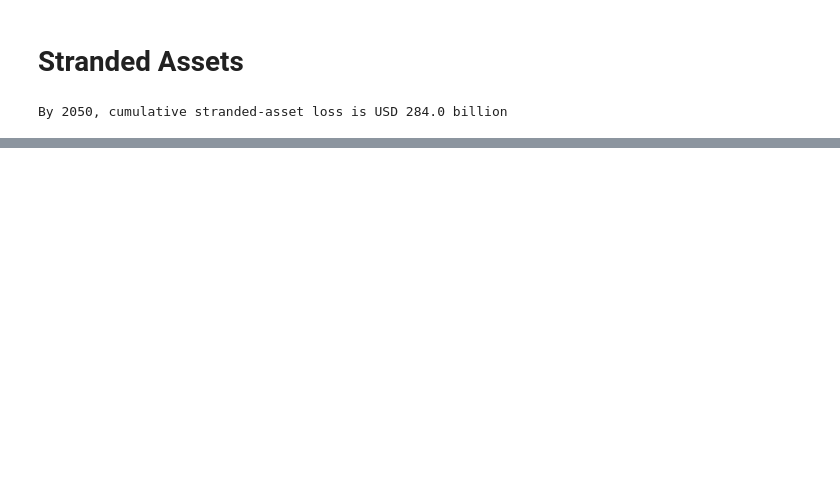
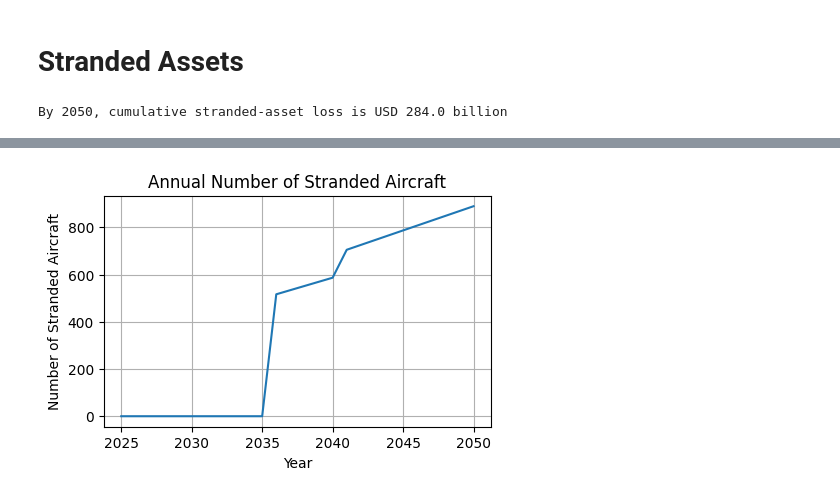
Before and after one commit to NovemberDays/Future-of-Aviation-Analysis, a Jupyter notebook: analysis.ipynb, the cells around one changed output, grey strips where cells are left out. Saved outputs shown, nothing was run; the diff lists cells and outputs as text; code cells hidden in the pictures; blank space fills up the shorter version.

```diff
--- a/analysis.ipynb
+++ b/analysis.ipynb
@@ -365,0 +380,33 @@ df
+# %%
+# dynamic fleet size: linear from 28 400 to 65 000
+fleet_start = 28400
+fleet_end   = 65000
+df['fleet'] = np.linspace(fleet_start, fleet_end, len(df))
+
+
+# total kerosene‐capable share (jet fuel + biofuel)
+df['share_ker'] = df['share_JF'] + df['share_BF']
+
+# estimate new aircraft added each year (fleet is linear)
+df['fleet_prev'] = df['fleet'].shift(1)
+df['new_aircraft'] = df['fleet'] - df['fleet_prev']
+df.loc[0, 'new_aircraft'] = df.loc[0, 'fleet'] # initialize first year
+
+# kerosene-compatible aircraft stock
+df['ker_fleet'] = df['fleet'] * df['share_ker']
+df['ker_fleet_prev'] = df['ker_fleet'].shift(1)
+df['new_ker'] = df['new_aircraft'] * df['share_ker'] # newly added kerosene-compatible planes
+
+# stranded kerosene-compatible planes
+df['waste'] = df['ker_fleet_prev'] + df['new_ker'] - df['ker_fleet']
+df['waste'] = df['waste'].clip(lower=0) # no negative waste
+df.loc[0, 'waste'] = 0  # no waste in first year
+
+# assume $100M per aircraft, stranded value is 50%
+stranded_loss_per_plane = 0.5 * avg_cost
+df['loss_stranded_assets'] = df['waste'] * stranded_loss_per_plane
+
+# cumulative loss over the time horizon
+cumulative_loss = df['loss_stranded_assets'].sum()
+print(f"Cumulative stranded asset loss (billion USD): {cumulative_loss/1e9:.2f}")
+print(f"Total number of stranded aircraft: {df['waste'].sum():.0f}")
@@ -365,0 +437,11 @@ df
+# %%
+plt.figure(figsize=(5, 3))
+plt.plot(df['year'], df['waste'])
+plt.title('Annual Number of Stranded Aircraft')
+plt.xlabel('Year')
+plt.ylabel('Number of Stranded Aircraft')
+plt.grid(True)
+plt.savefig('stranded_aircraft.png', dpi=300, bbox_inches='tight')
+plt.show()
+# %% [output]
+[figure, added]
```
Also changed, not shown: parts of 5 cells of this notebook, 2 other files.
